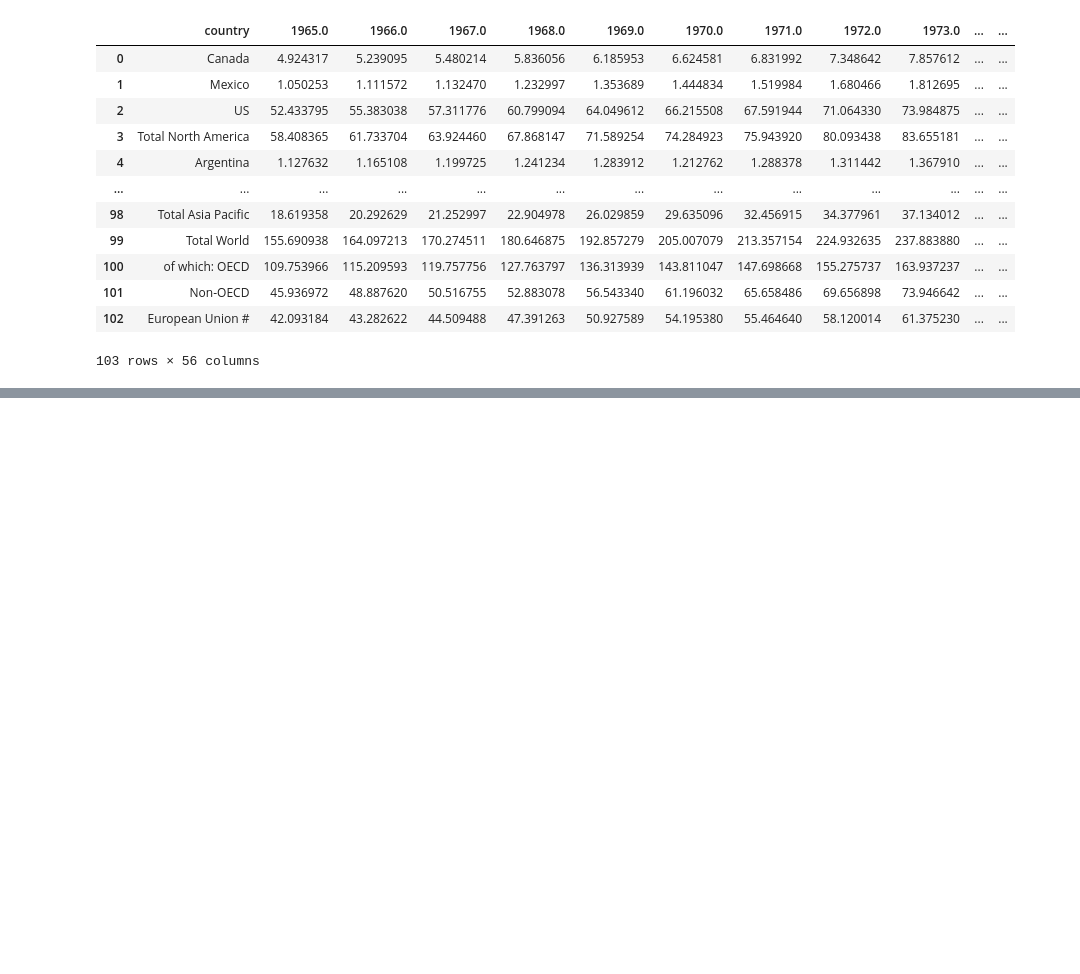
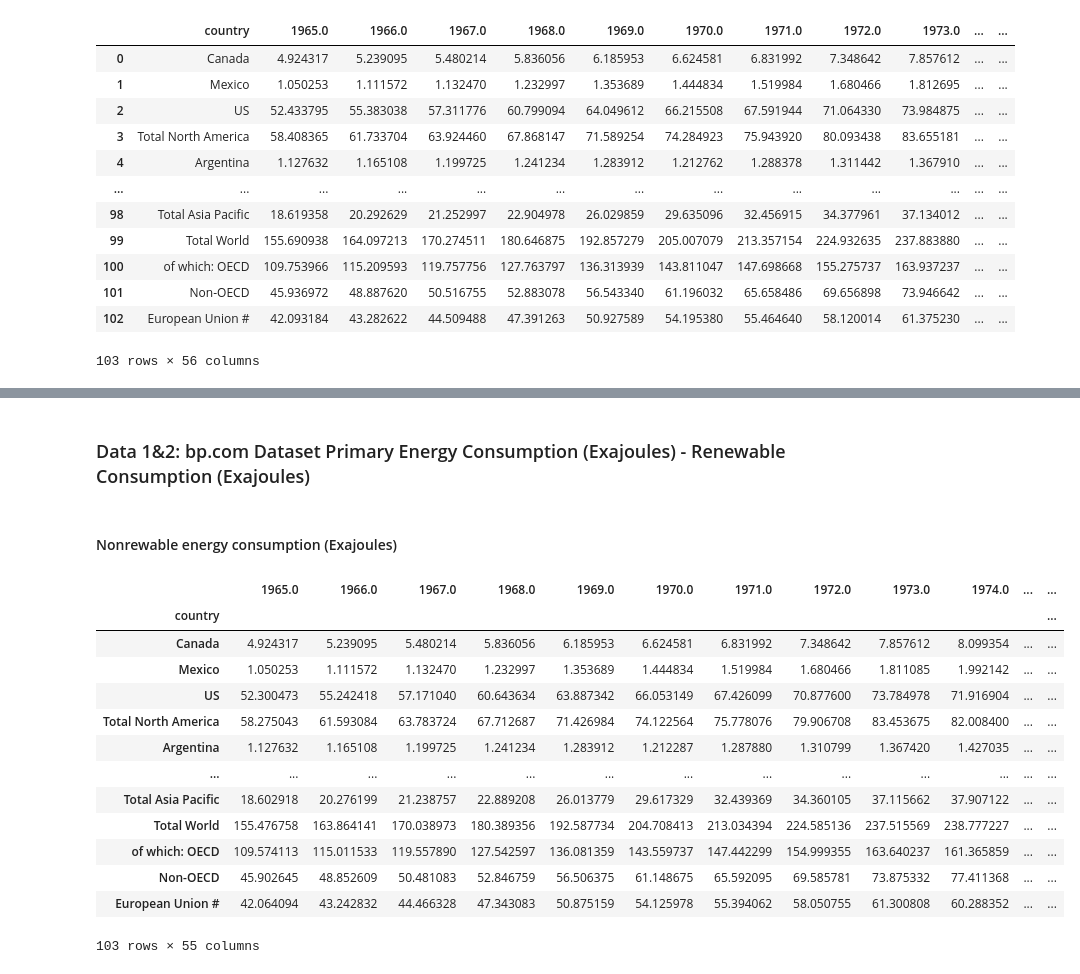
Before and after one commit to yuyhong23/One-Hot_Future, a Jupyter notebook: data_cleaning.ipynb, the cells around one changed output, grey strips where cells are left out. Saved outputs shown, nothing was run; the diff lists cells and outputs as text; code cells hidden in the pictures; blank space fills up the shorter version.

Commit message:
Cleaned up one more dataset and created a new dataset for nonrewable energy consumption.

```diff
--- a/data_cleaning.ipynb
+++ b/data_cleaning.ipynb
@@ -340,0 +483,5 @@ bp_ec_all_cleaned
+# %%
+# Dropping nan
+bp_rc_cleaned = bp_rc_df.dropna(how="all")
+bp_rc_cleaned = bp_rc_cleaned.reset_index(drop=True)
+bp_rc_cleaned
@@ -340,0 +518,5 @@ bp_ec_all_cleaned
+# %%
+# Remove unneeded rows
+bp_rc_all_cleaned = bp_rc_cleaned.drop([0, 104, 105, 106, 107, 108, 109, 110, 111])
+bp_rc_all_cleaned = bp_rc_all_cleaned.reset_index(drop=True)
+bp_rc_all_cleaned
@@ -340,0 +537,28 @@ bp_ec_all_cleaned
+# %% [markdown]
+### Data 1&2: bp.com Dataset Primary Energy Consumption (Exajoules) - Renewable Consumption (Exajoules)
+# %%
+# Reset index for the two cleaned df
+bp_ec_all_cleaned.set_index("country", inplace=True)
+# %%
+bp_rc_all_cleaned.set_index("country", inplace=True)
+# %% [markdown]
+#### Nonrewable energy consumption (Exajoules)
+# %%
+# Subtract primary energy consumption df by renewable energy consumption
+bp_nonrewablec = bp_ec_all_cleaned.subtract(bp_rc_all_cleaned)
+bp_nonrewablec
+# %% [output]
+|  | 1965.0 | 1966.0 | 1967.0 | 1968.0 | 1969.0 | 1970.0 | 1971.0 | 1972.0 | 1973.0 | 1974.0 | ... | ... |
+| country |  |  |  |  |  |  |  |  |  |  |  | ... |
+| Canada | 4.924317 | 5.239095 | 5.480214 | 5.836056 | 6.185953 | 6.624581 | 6.831992 | 7.348642 | 7.857612 | 8.099354 | ... | ... |
+| Mexico | 1.050253 | 1.111572 | 1.132470 | 1.232997 | 1.353689 | 1.444834 | 1.519984 | 1.680466 | 1.811085 | 1.992142 | ... | ... |
+| US | 52.300473 | 55.242418 | 57.171040 | 60.643634 | 63.887342 | 66.053149 | 67.426099 | 70.877600 | 73.784978 | 71.916904 | ... | ... |
+| Total North America | 58.275043 | 61.593084 | 63.783724 | 67.712687 | 71.426984 | 74.122564 | 75.778076 | 79.906708 | 83.453675 | 82.008400 | ... | ... |
+| Argentina | 1.127632 | 1.165108 | 1.199725 | 1.241234 | 1.283912 | 1.212287 | 1.287880 | 1.310799 | 1.367420 | 1.427035 | ... | ... |
+| ... | ... | ... | ... | ... | ... | ... | ... | ... | ... | ... | ... | ... |
+| Total Asia Pacific | 18.602918 | 20.276199 | 21.238757 | 22.889208 | 26.013779 | 29.617329 | 32.439369 | 34.360105 | 37.115662 | 37.907122 | ... | ... |
+| Total World | 155.476758 | 163.864141 | 170.038973 | 180.389356 | 192.587734 | 204.708413 | 213.034394 | 224.585136 | 237.515569 | 238.777227 | ... | ... |
+| of which: OECD | 109.574113 | 115.011533 | 119.557890 | 127.542597 | 136.081359 | 143.559737 | 147.442299 | 154.999355 | 163.640237 | 161.365859 | ... | ... |
+| Non-OECD | 45.902645 | 48.852609 | 50.481083 | 52.846759 | 56.506375 | 61.148675 | 65.592095 | 69.585781 | 73.875332 | 77.411368 | ... | ... |
+| European Union # | 42.064094 | 43.242832 | 44.466328 | 47.343083 | 50.875159 | 54.125978 | 55.394062 | 58.050755 | 61.300808 | 60.288352 | ... | ... |
+103 rows × 55 columns
```
Also changed, not shown: parts of 9 cells of this notebook.
